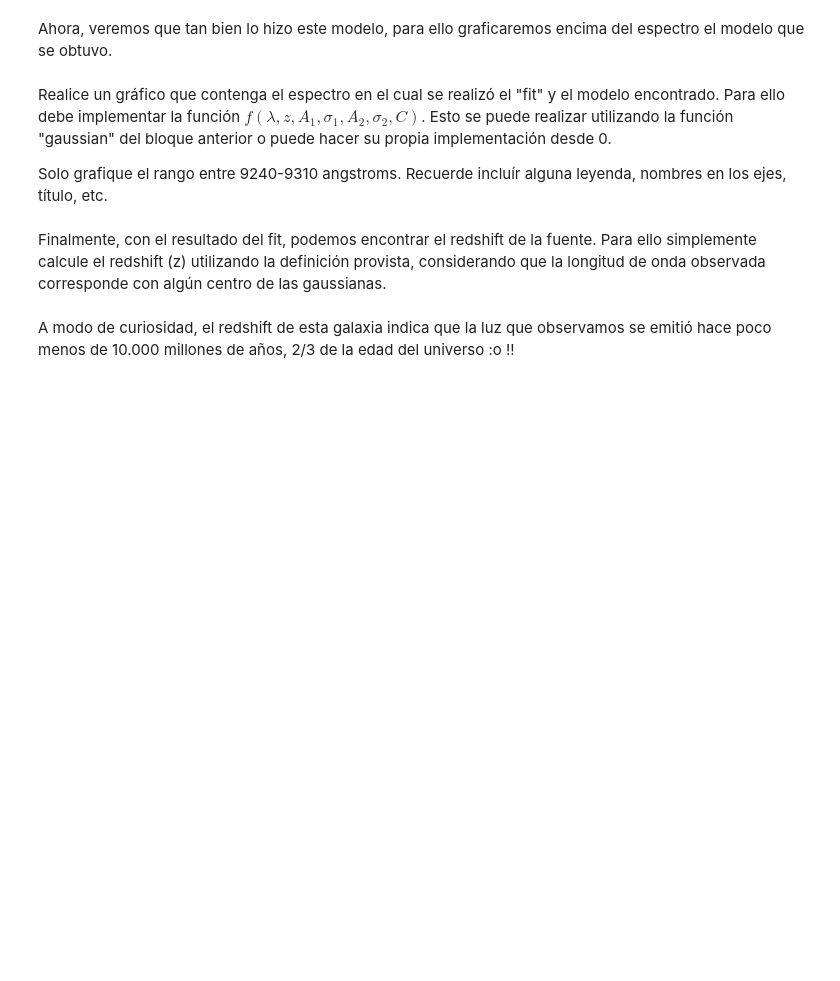
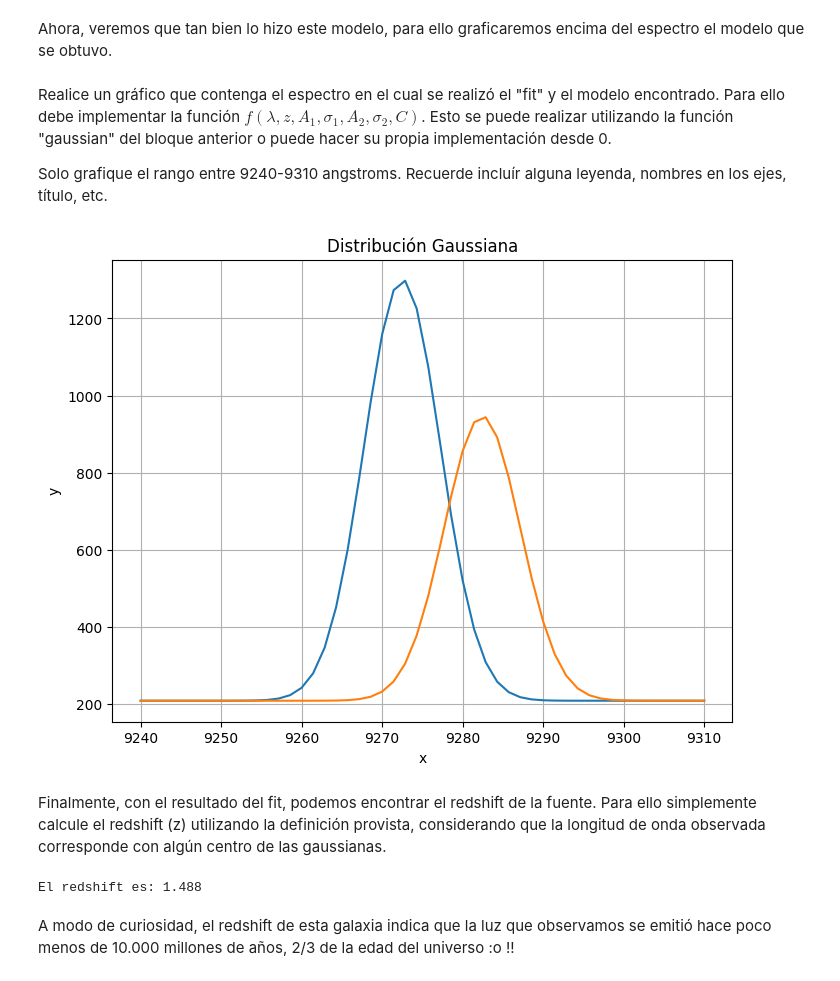
Before and after one commit to Morales-Andres/Tarea-4, a Jupyter notebook: Tarea4.ipynb, the cells around one changed output. Cells and saved outputs as stored; diff of their text form; code cells hidden in the pictures; blank space fills up the shorter version.

```diff
--- a/Tarea4.ipynb
+++ b/Tarea4.ipynb
@@ -318,11 +345,28 @@ Solo grafique el rango entre 9240-9310 angstroms. Recuerde incluír alguna leyen
+# %%
+# Inserte aquí su gráfico:
+x = np.linspace(9240, 9310, 50)
+y1 = gaussian(x, 9272.5, 11.1532, 1092.34) + 208.692
+y2= gaussian(x, 9282.42, 11.1532, 738.294) + 208.692
+plt.figure(figsize=(8, 6))
+plt.plot(x, y1)
+plt.plot(x, y2)
+plt.xlabel('x')
+plt.ylabel('y')
+plt.title('Distribución Gaussiana')
+plt.grid(True)
+plt.show()
+# %% [output]
+[figure, added]
 # %% [markdown]
 Finalmente, con el resultado del fit, podemos encontrar el redshift de la fuente. Para ello simplemente calcule el redshift (z) utilizando la definición provista, considerando que la longitud de onda observada corresponde con algún centro de las gaussianas.
 # %%
 # Escriba aquí código para el cálculo:
 
 lambda_0 =  3727.092  # consideramos la línea de longitud de onda más corta
-z =
+z = (9272.5/lambda_0)-1
 print('El redshift es: {:.3f}'.format(z))
+# %% [output]
+El redshift es: 1.488
 # %% [markdown]
 A modo de curiosidad, el redshift de esta galaxia indica que la luz que observamos se emitió hace poco menos de 10.000 millones de años, 2/3 de la edad del universo :o !!
 # %% [markdown]
```
Also changed, not shown: parts of 9 cells of this notebook.
